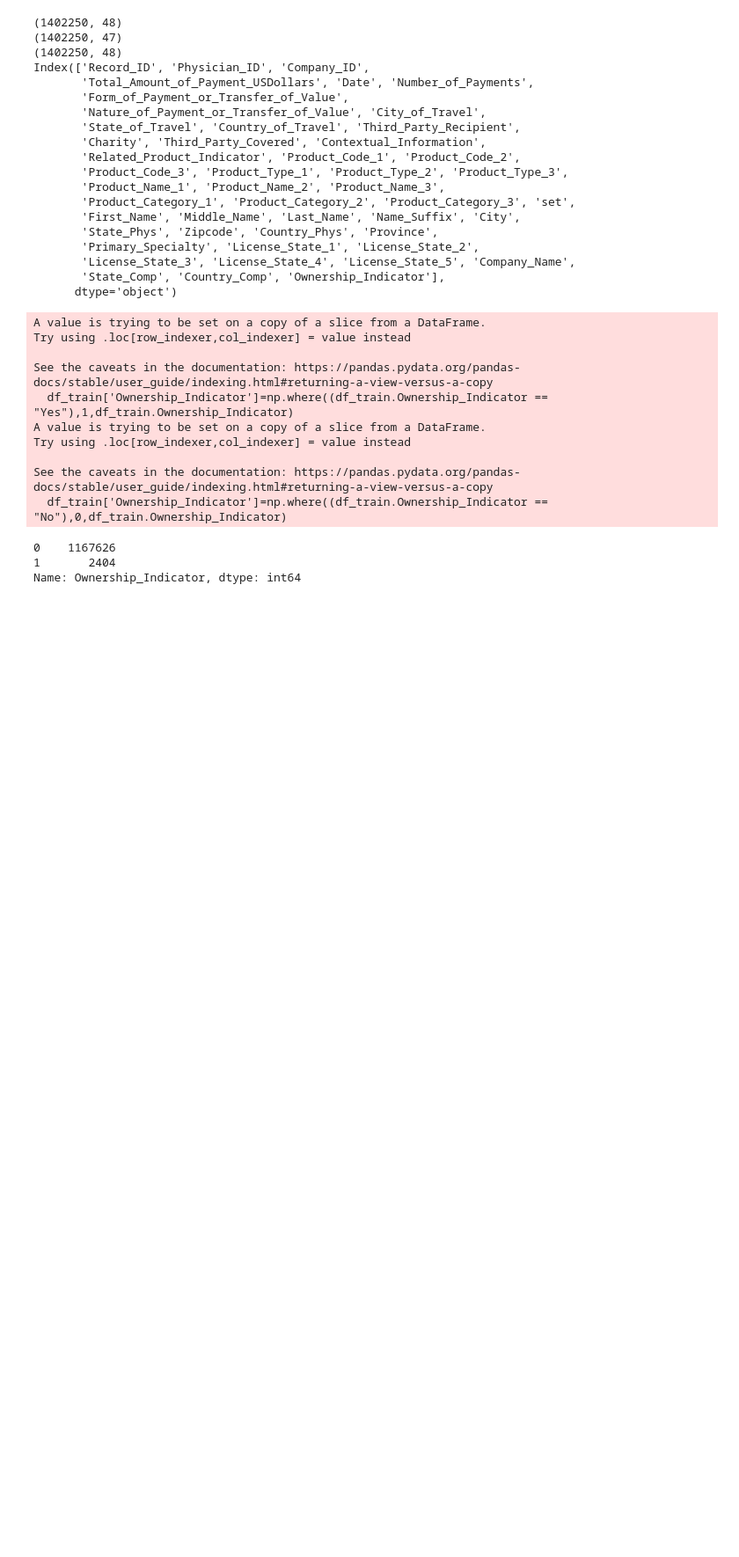
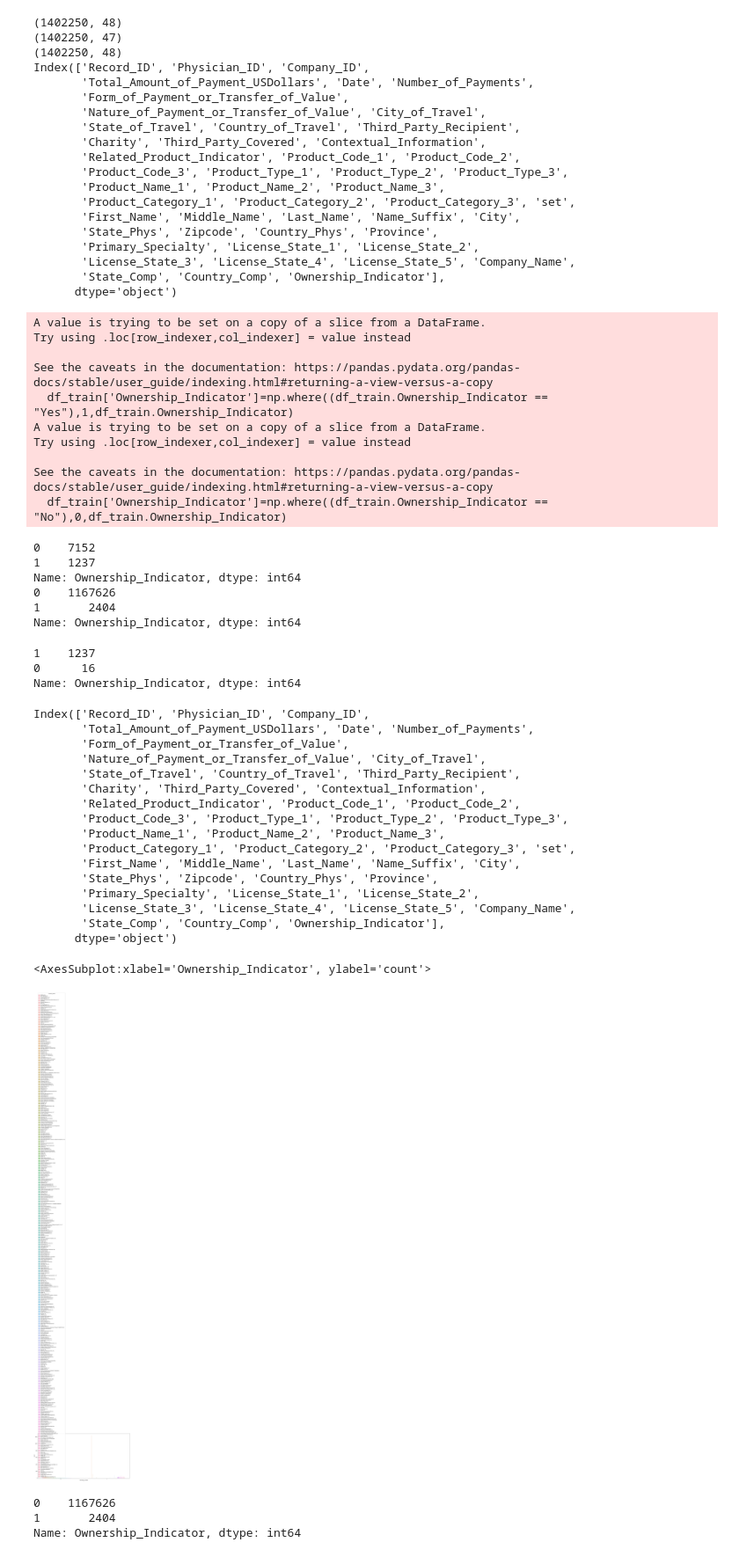
Before and after one commit to qffdhruba1123/analytics_cup_2021, a Jupyter notebook: Intelligent_Squid_Working_Notebook_qffd.ipynb, the cells around one changed output. Shown at 88% size. Saved outputs shown, nothing was run; the diff lists cells and outputs as text; code cells hidden in the pictures; blank space fills up the shorter version.

```diff
--- a/Intelligent_Squid_Working_Notebook_qffd.ipynb
+++ b/Intelligent_Squid_Working_Notebook_qffd.ipynb
@@ -162,6 +184,47 @@ Try using .loc[row_indexer,col_indexer] = value instead
 
 See the caveats in the documentation: https://pandas.pydata.org/pandas-docs/stable/user_guide/indexing.html#returning-a-view-versus-a-copy
   df_train['Ownership_Indicator']=np.where((df_train.Ownership_Indicator == "No"),0,df_train.Ownership_Indicator)
+# %%
+print(df_train[df_train['Company_Name']=="Biogen Idec Inc."]['Ownership_Indicator'].value_counts())
+print(df_train['Ownership_Indicator'].value_counts())
+# %% [output]
+0    7152
+1    1237
+Name: Ownership_Indicator, dtype: int64
+0    1167626
+1       2404
+Name: Ownership_Indicator, dtype: int64
+# %%
+df_scrap=df_train_final[df_train_final['Company_Name']=="Biogen Idec Inc."]
+df_scrap.Ownership_Indicator.value_counts()
+# %% [output]
+1    1237
+0      16
+Name: Ownership_Indicator, dtype: int64
+# %%
+print(df_train_final.columns)
+fig = plt.figure(figsize = (20,10))
+ax = fig.gca()
+sns.countplot(x='Ownership_Indicator',hue='Company_Name', data=df_train_final)
+# %% [output]
+Index(['Record_ID', 'Physician_ID', 'Company_ID',
+       'Total_Amount_of_Payment_USDollars', 'Date', 'Number_of_Payments',
+       'Form_of_Payment_or_Transfer_of_Value',
+       'Nature_of_Payment_or_Transfer_of_Value', 'City_of_Travel',
+       'State_of_Travel', 'Country_of_Travel', 'Third_Party_Recipient',
+       'Charity', 'Third_Party_Covered', 'Contextual_Information',
+       'Related_Product_Indicator', 'Product_Code_1', 'Product_Code_2',
+       'Product_Code_3', 'Product_Type_1', 'Product_Type_2', 'Product_Type_3',
+       'Product_Name_1', 'Product_Name_2', 'Product_Name_3',
+       'Product_Category_1', 'Product_Category_2', 'Product_Category_3', 'set',
+       'First_Name', 'Middle_Name', 'Last_Name', 'Name_Suffix', 'City',
+       'State_Phys', 'Zipcode', 'Country_Phys', 'Province',
+       'Primary_Specialty', 'License_State_1', 'License_State_2',
+       'License_State_3', 'License_State_4', 'License_State_5', 'Company_Name',
+       'State_Comp', 'Country_Comp', 'Ownership_Indicator'],
+      dtype='object')
+<AxesSubplot:xlabel='Ownership_Indicator', ylabel='count'>
+[figure, added]
 # %%
 df_train.Ownership_Indicator.value_counts()
 # %% [output]
```
Also changed, not shown: parts of 7 cells of this notebook, 1 other file.
